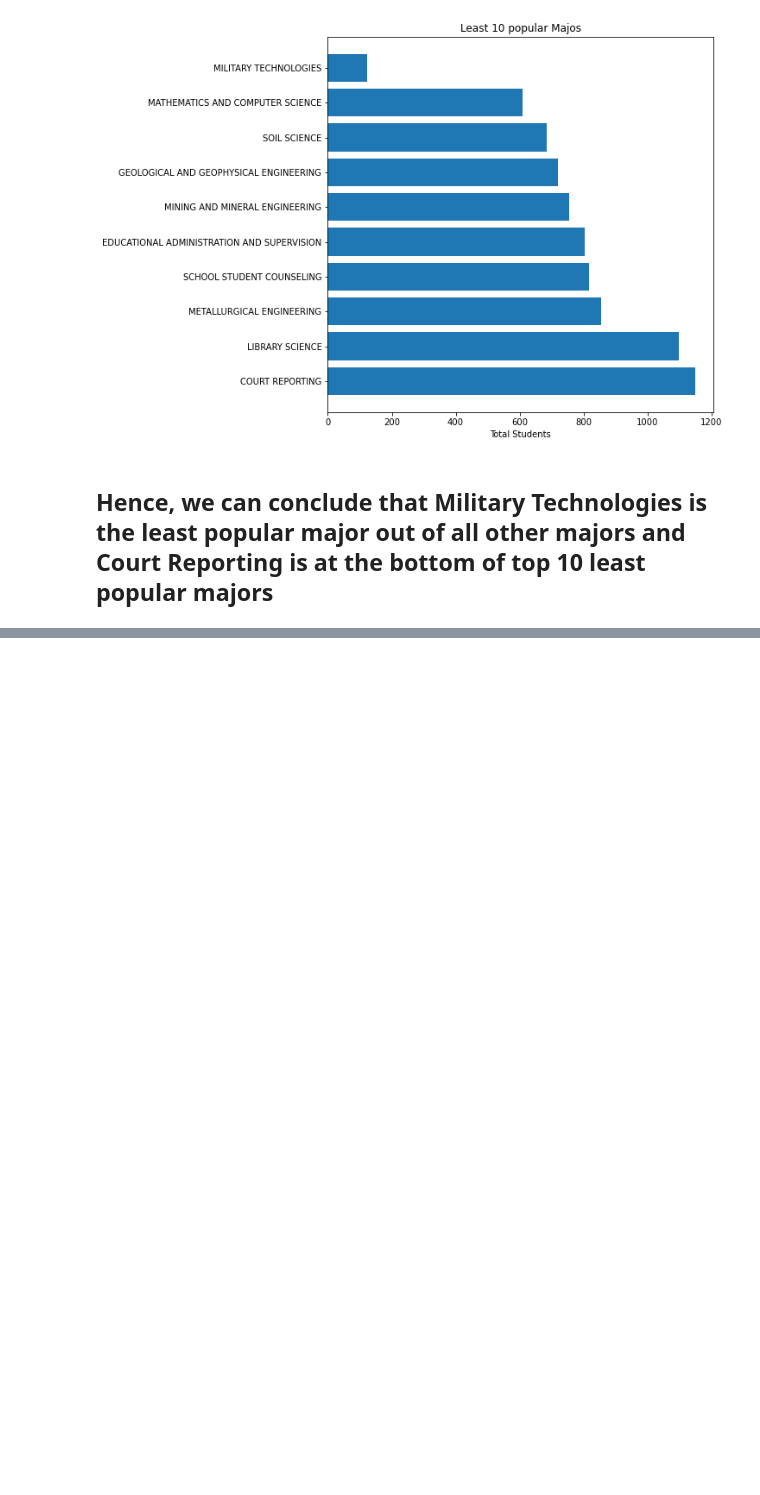
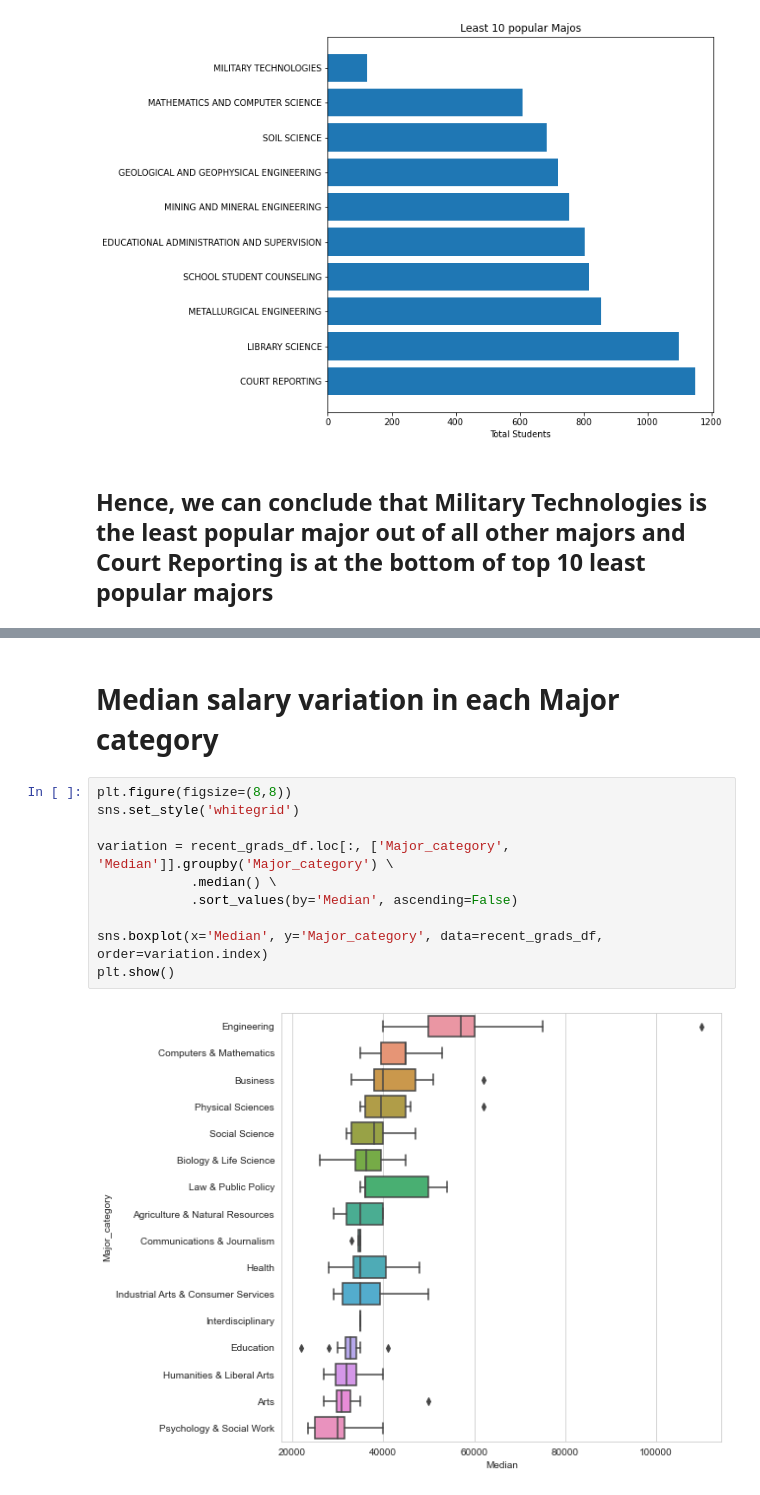
Before and after one commit to puneettokhi/CMPE255, a Jupyter notebook: college_major_analysis.ipynb, the cells around one changed output, grey strips where cells are left out. Saved outputs shown, nothing was run; the diff lists cells and outputs as text; blank space fills up the shorter version.

```diff
--- a/college_major_analysis.ipynb
+++ b/college_major_analysis.ipynb
@@ -351,0 +435,14 @@ plt.show()
+# %% [markdown]
+# Median salary variation in each Major category
+# %%
+plt.figure(figsize=(8,8))
+sns.set_style('whitegrid')
+
+variation = recent_grads_df.loc[:, ['Major_category', 'Median']].groupby('Major_category') \
+            .median() \
+            .sort_values(by='Median', ascending=False)
+
+sns.boxplot(x='Median', y='Major_category', data=recent_grads_df, order=variation.index)
+plt.show()
+# %% [output]
+[figure, added]
```
Also changed, not shown: parts of 18 cells of this notebook.
